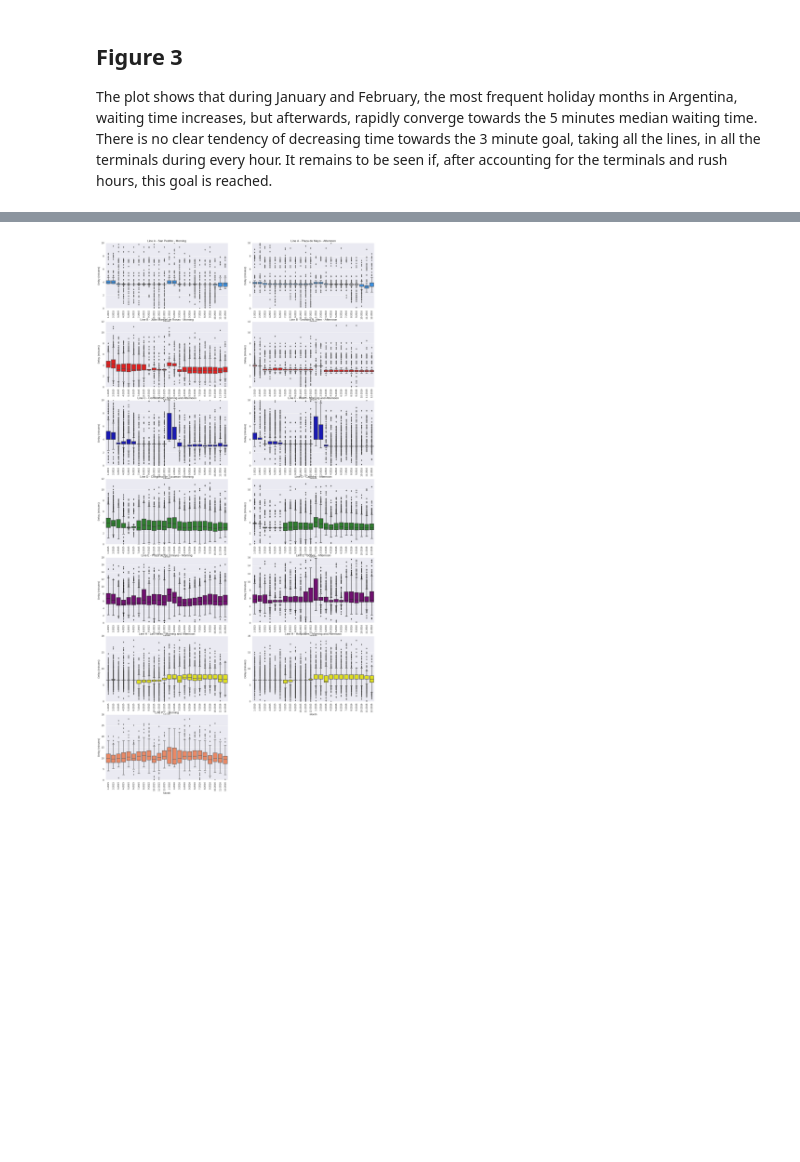
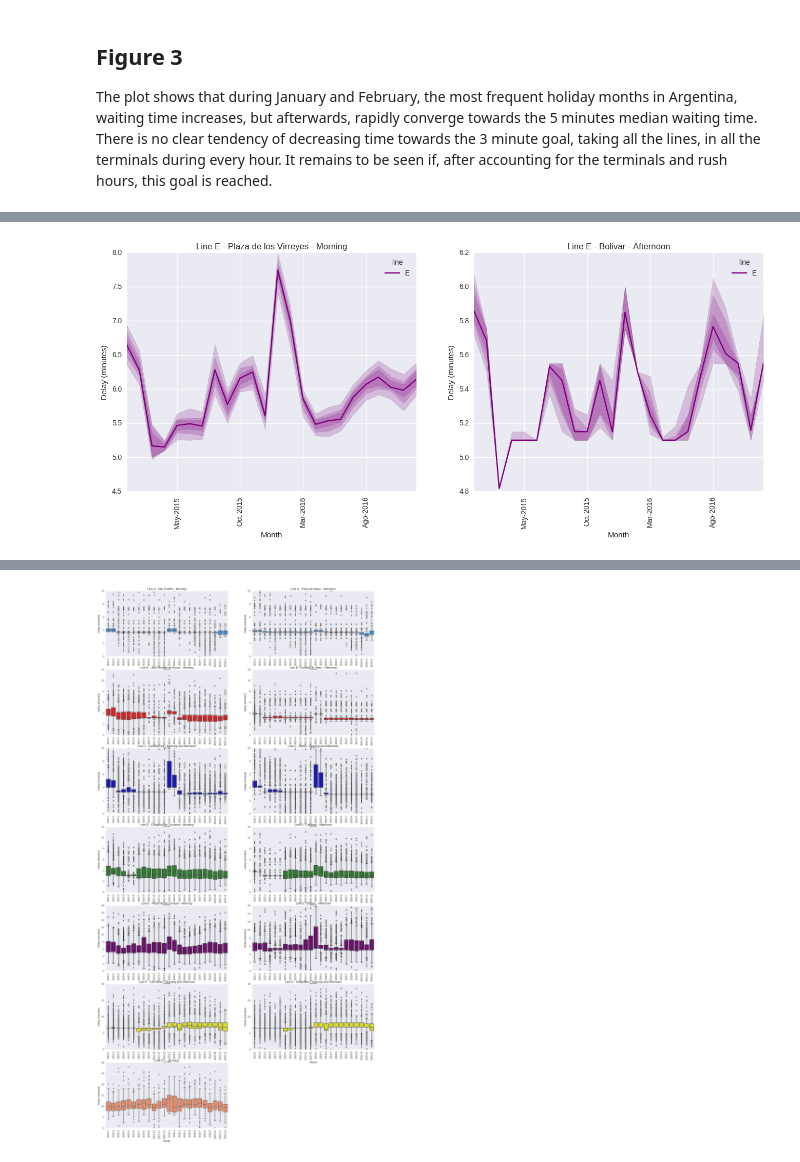
Before and after one commit to alephcero/baSubwayObservatory, a Jupyter notebook: src/dataAnalysis.ipynb, the cells around one changed output, grey strips where cells are left out. Drawn from its saved outputs; the diff is of its cells as text; code cells hidden in the pictures; blank space fills up the shorter version.

```diff
--- a/src/dataAnalysis.ipynb
+++ b/src/dataAnalysis.ipynb
@@ -276,0 +359,4 @@ plotLineTimeSeries(line='H')
+# %%
+plotLineTimeSeries2(line='E',bootTraces = False)
+# %% [output]
+[figure, added]
```
Also changed, not shown: parts of 10 cells of this notebook, 3 other files.
